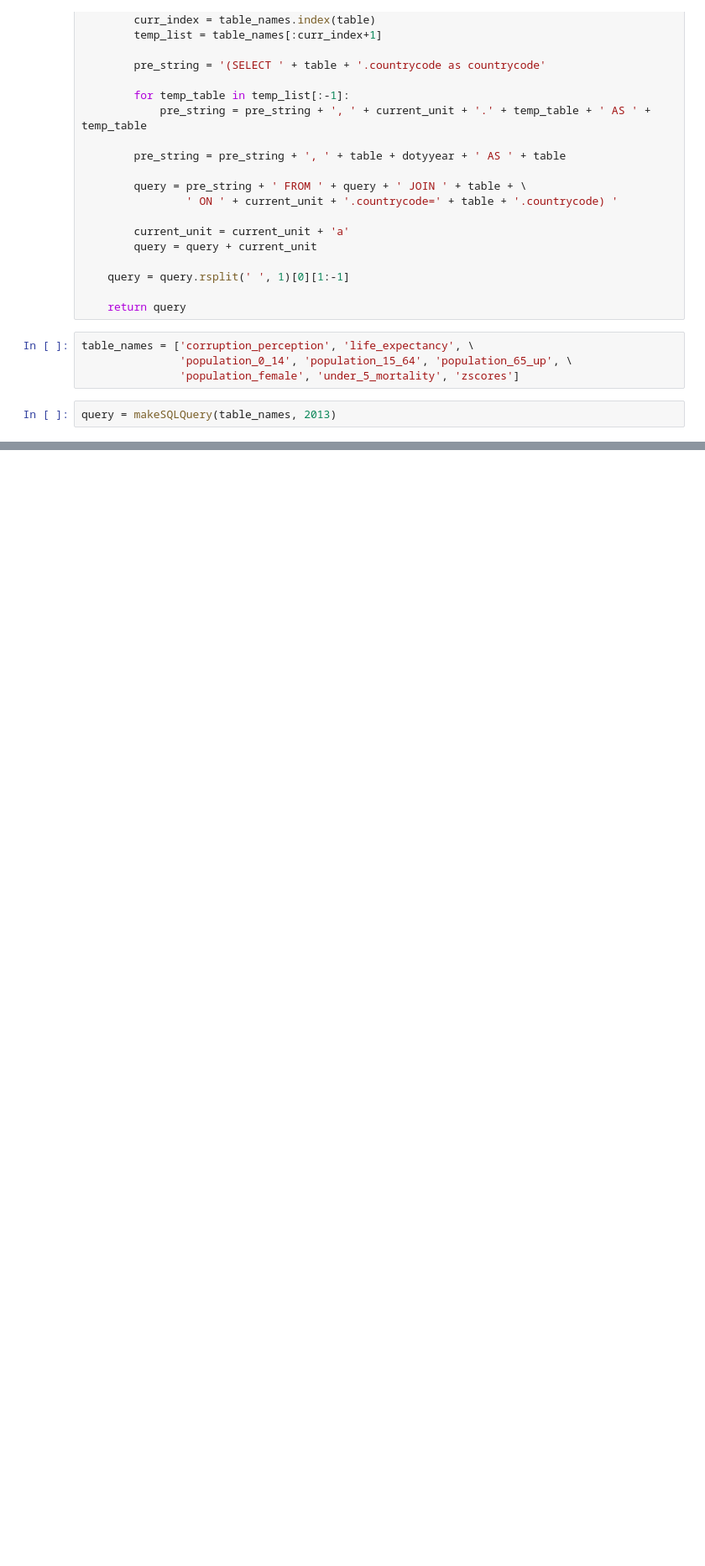
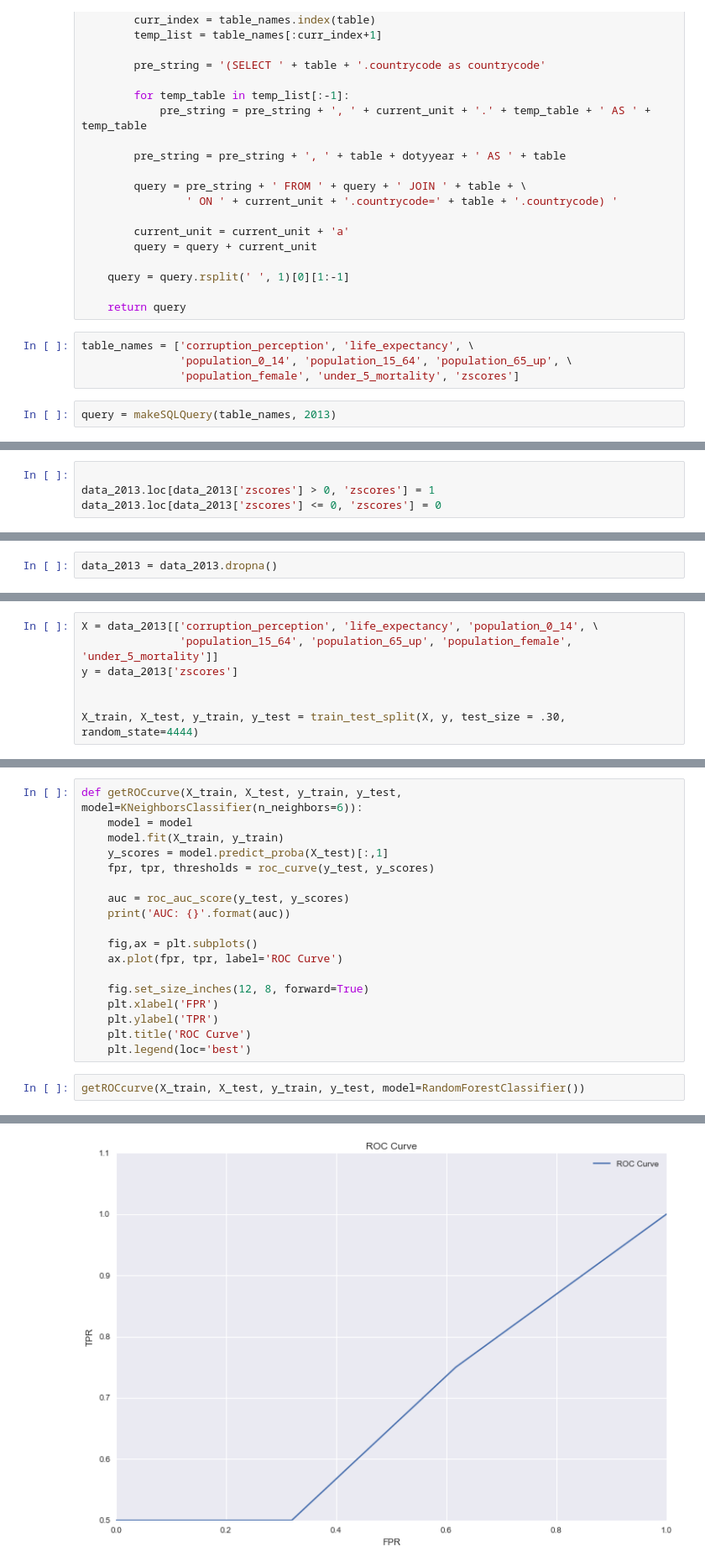
Before and after one commit to emilyhoughkovacs/humanitarian_unrest_classifier, a Jupyter notebook: ken_m/analyze_sql_data.ipynb, the cells around one changed output, grey strips where cells are left out. Shown at 84% size. Drawn from its saved outputs; the diff is of its cells as text; blank space fills up the shorter version.

```diff
--- a/ken_m/analyze_sql_data.ipynb
+++ b/ken_m/analyze_sql_data.ipynb
@@ -114,0 +129,4 @@ pd.read_sql_query(query, engine)
+# %%
+
+data_2013.loc[data_2013['zscores'] > 0, 'zscores'] = 1
+data_2013.loc[data_2013['zscores'] <= 0, 'zscores'] = 0
@@ -114,0 +148,2 @@ pd.read_sql_query(query, engine)
+# %%
+data_2013 = data_2013.dropna()
@@ -114,0 +172,7 @@ pd.read_sql_query(query, engine)
+# %%
+X = data_2013[['corruption_perception', 'life_expectancy', 'population_0_14', \
+               'population_15_64', 'population_65_up', 'population_female', 'under_5_mortality']]
+y = data_2013['zscores']
+
+
+X_train, X_test, y_train, y_test = train_test_split(X, y, test_size = .30, random_state=4444)
@@ -114,0 +214,21 @@ pd.read_sql_query(query, engine)
+# %%
+def getROCcurve(X_train, X_test, y_train, y_test, model=KNeighborsClassifier(n_neighbors=6)):
+    model = model
+    model.fit(X_train, y_train)
+    y_scores = model.predict_proba(X_test)[:,1]
+    fpr, tpr, thresholds = roc_curve(y_test, y_scores)
+
+    auc = roc_auc_score(y_test, y_scores)
+    print('AUC: {}'.format(auc))
+
+    fig,ax = plt.subplots()
+    ax.plot(fpr, tpr, label='ROC Curve')
+
+    fig.set_size_inches(12, 8, forward=True)
+    plt.xlabel('FPR')
+    plt.ylabel('TPR')
+    plt.title('ROC Curve')
+    plt.legend(loc='best')
+# %%
+getROCcurve(X_train, X_test, y_train, y_test, model=RandomForestClassifier())
+# %% [output]
@@ -114,0 +236 @@ pd.read_sql_query(query, engine)
+[figure, added]
```
Also changed, not shown: parts of 46 cells of this notebook, 11 other files.
